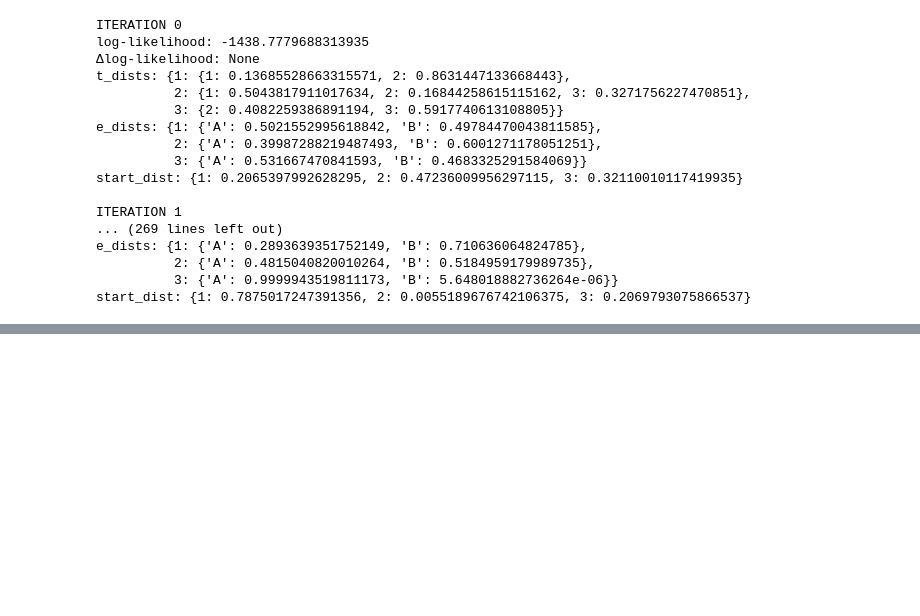
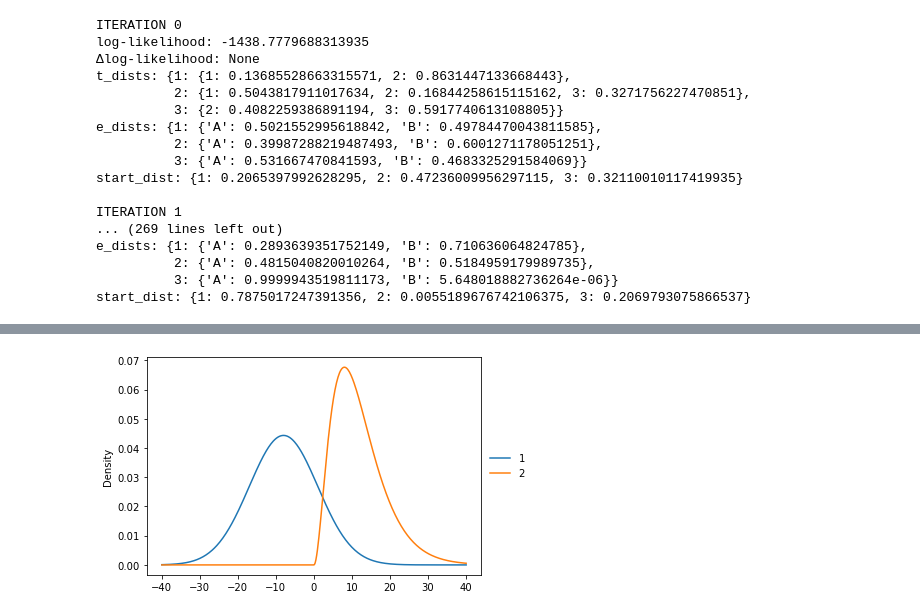
Before and after one commit to marcsingleton/homomorph, a Jupyter notebook: tutorials/hmm_training.ipynb, the cells around one changed output, grey strips where cells are left out. Saved outputs shown, nothing was run; the diff lists cells and outputs as text; code cells hidden in the pictures; blank space fills up the shorter version.

```diff
--- a/tutorials/hmm_training.ipynb
+++ b/tutorials/hmm_training.ipynb
@@ -1289,0 +1301,17 @@ Generating data with a gamma distribution and comparing fit with generatively an
+# %%
+t_dists = {1: {1: 0.95, 2: 0.05},
+           2: {1: 0.1, 2: 0.9}}
+e_dists = {1: stats.norm(loc=-8, scale=9),
+           2: stats.gamma(a=3, scale=4)}
+start_dist = {1: 0.5, 2: 0.5}
+
+xs = np.linspace(-40, 40, 400)
+ys1 = e_dists[1].pdf(xs)
+ys2 = e_dists[2].pdf(xs)
+
+plt.plot(xs, ys1, label='1')
+plt.plot(xs, ys2, label='2')
+plt.ylabel('Density')
+plt.legend(frameon=False, loc='center left', bbox_to_anchor=(1, 0.5));
+# %% [output]
+[figure, added]
```
Also changed, not shown: parts of 8 cells of this notebook.
